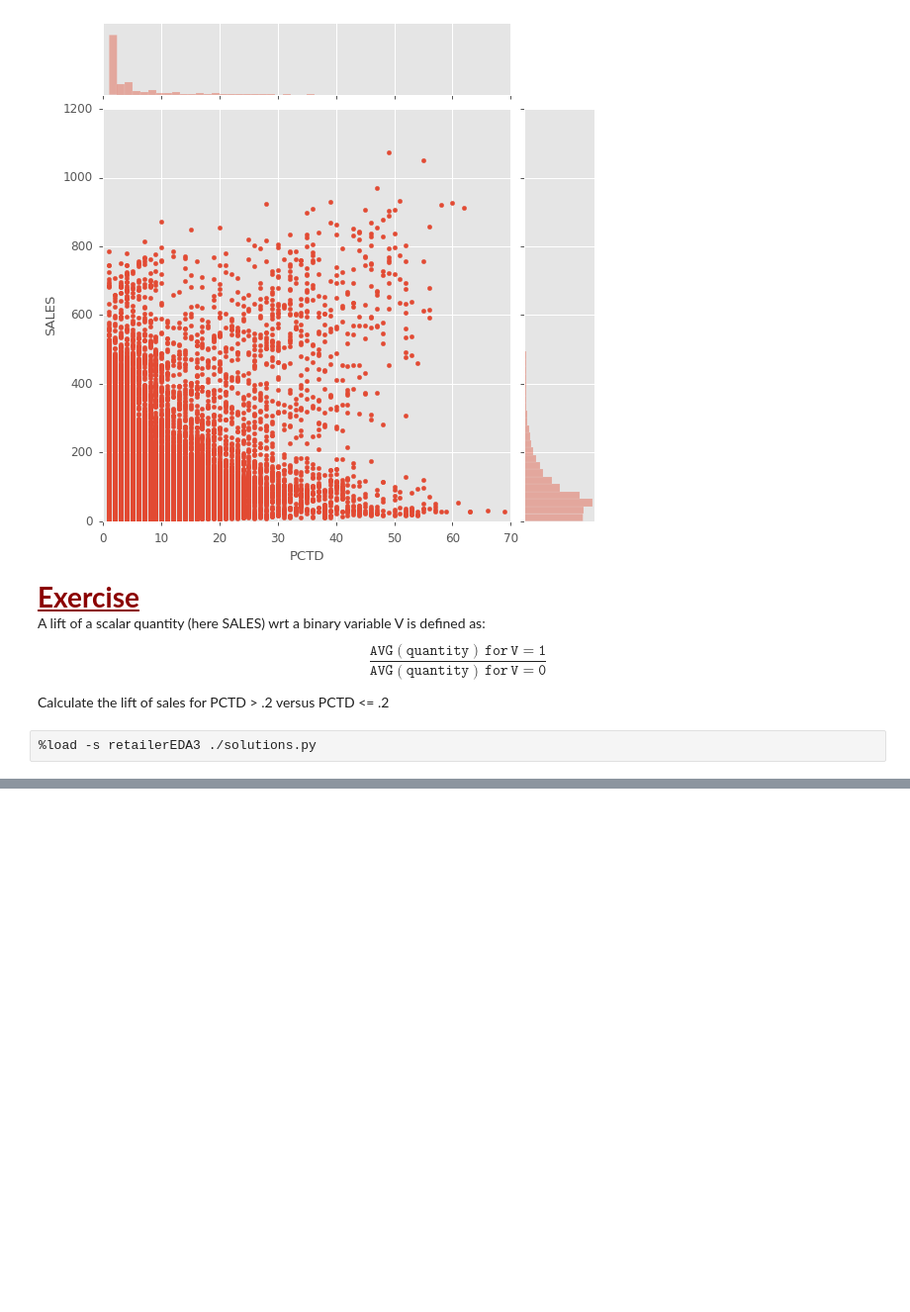
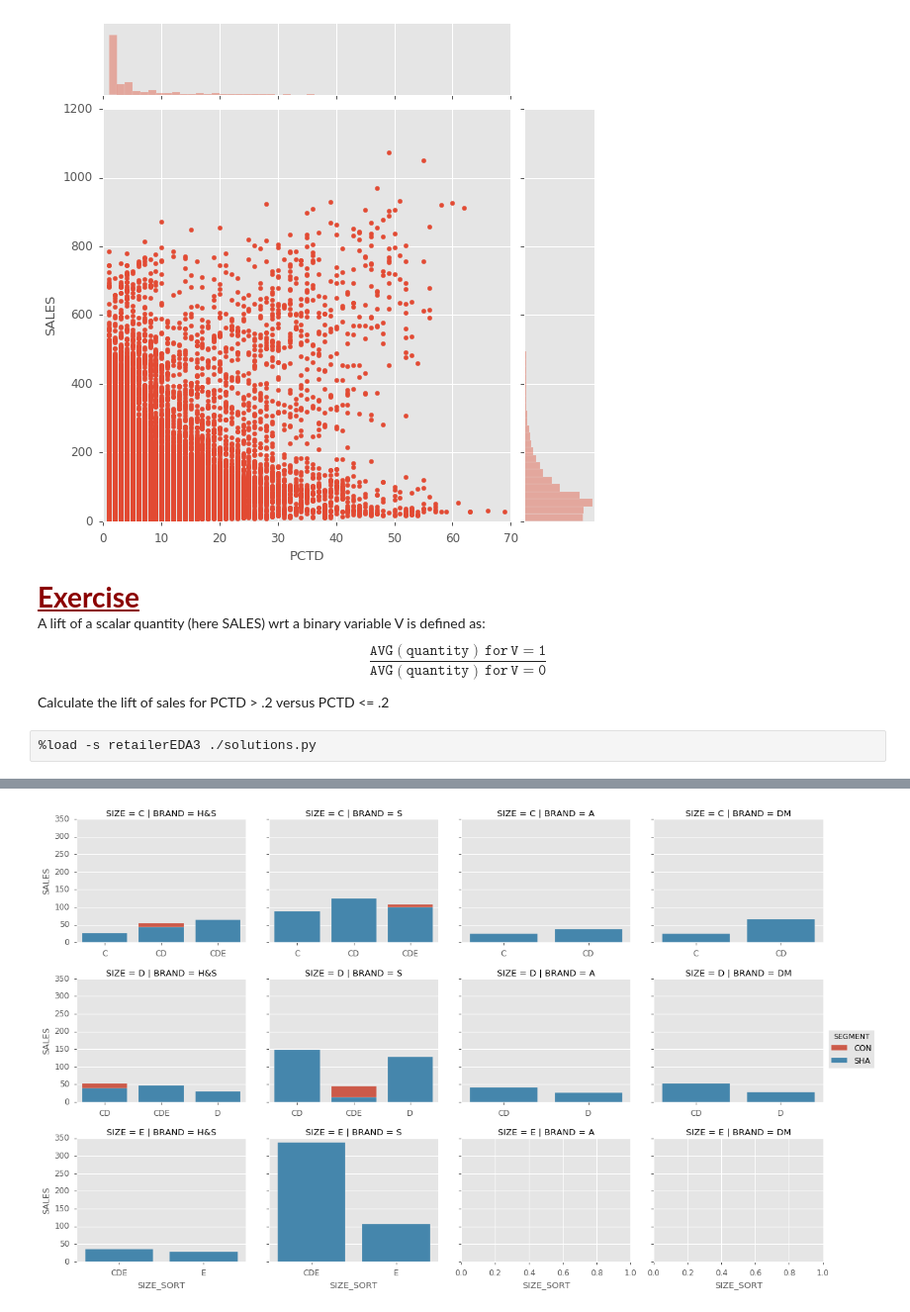
Before and after one commit to cmalliopoulos/PfBDAaML, a Jupyter notebook: retailerEDA.ipynb, the cells around one changed output, grey strips where cells are left out. Shown: that part at 99% size. Drawn from its saved outputs; the diff is of its cells as text; code cells hidden in the pictures; blank space fills up the shorter version.

```diff
--- a/retailerEDA.ipynb
+++ b/retailerEDA.ipynb
@@ -317,7 +323,7 @@ It is shown that a general relation between PCTD and SALES is misleading and rel
 # %%
-tab2.dtypes
-# fg = sns.FacetGrid(
-    tab2,
-    row = 'SIZE', col = 'BRAND', hue = 'SEGMENT', size = 2.5, aspect = 1.5)
-# _ = fg.map(plt.scatter, 'SALES', 'SIZE_SORT')
+tab3 = tab2.groupby(['SEGMENT', 'BRAND', 'SIZE', 'SIZE_SORT'], as_index = False)['SALES'].mean()
+fg = sns.FacetGrid(
+    tab3,
+    row = 'SIZE', col = 'BRAND', hue = 'SEGMENT', size = 3.5, aspect = 1.2, sharex = False)
+_ = fg.map(sns.barplot, 'SIZE_SORT', 'SALES').add_legend()
 # %% [output]
@@ -324,0 +330 @@ IndentationError: unexpected indent (<ipython-input-304-e95d7ce27d2c>, line 3)
+[figure, added]
```
Also changed, not shown: parts of 12 cells of this notebook, 1 other file.
